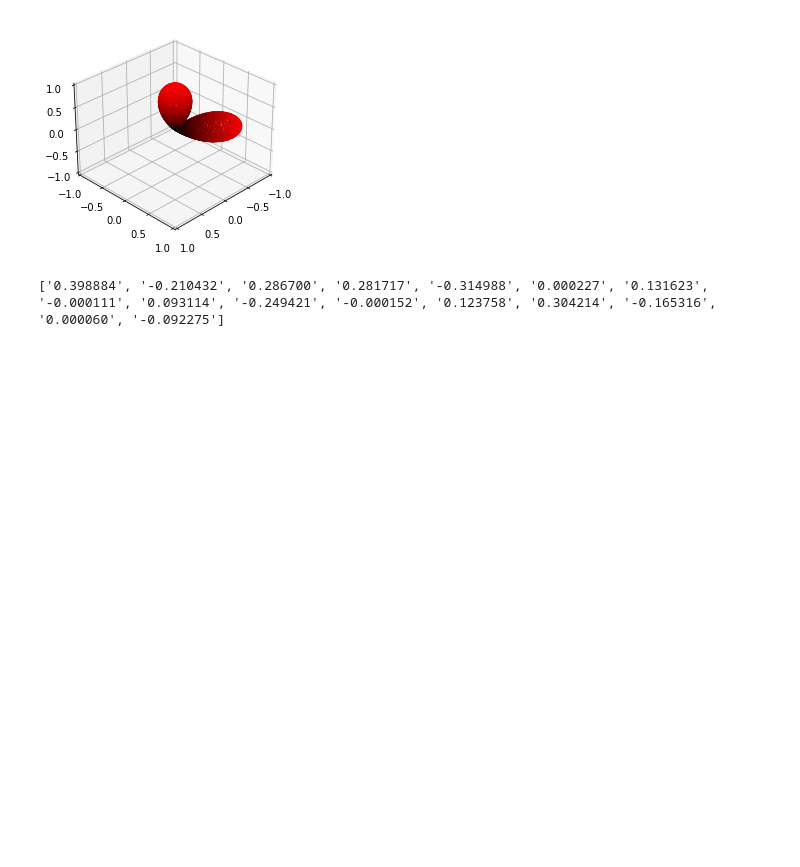
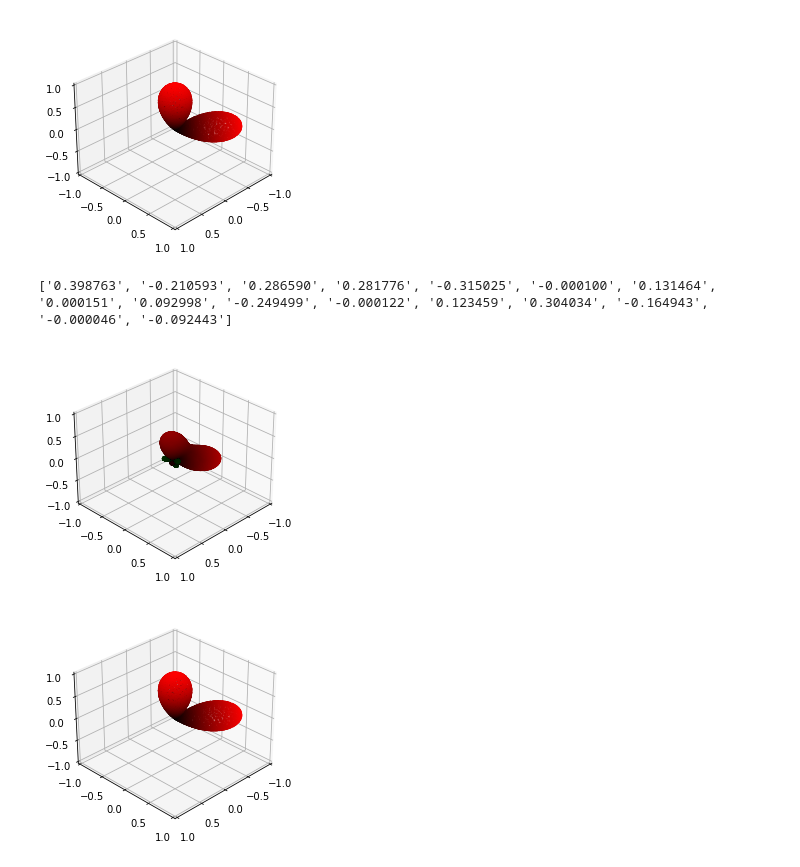
Before and after one commit to fancyzero/SphericalHarmonicNotebook, a Jupyter notebook: MyPrt.ipynb, the cells around one changed output. Drawn from its saved outputs; the diff is of its cells as text; code cells hidden in the pictures; blank space fills up the shorter version.

Commit message:
add rebuild from coeffs

```diff
--- a/MyPrt.ipynb
+++ b/MyPrt.ipynb
@@ -123,7 +123,7 @@ visMyFunc(myFunc)
 N = 200
 result=[]
 
-v = [0]*16
+result = [0]*16
 samples = getSamples(N)
 weight = 4*math.pi
 oneOverN = 1/(N*N)
@@ -132,13 +132,29 @@ factor = weight*oneOverN
 for s in samples:
     f = myFunc(s.theta, s.phi)
     for i in range(16):
-        v[i] += s.coeffs[i]*f*factor
+        result[i] += s.coeffs[i]*f*factor
 
 
-print (["%.6f" % elem for elem in v])
+print (["%.6f" % elem for elem in result])
 # %% [output]
-['0.398884', '-0.210432', '0.286700', '0.281717', '-0.314988', '0.000227', '0.131623', '-0.000111', '0.093114', '-0.249421', '-0.000152', '0.123758', '0.304214', '-0.165316', '0.000060', '-0.092275']
+['0.398763', '-0.210593', '0.286590', '0.281776', '-0.315025', '-0.000100', '0.131464', '0.000151', '0.092998', '-0.249499', '-0.000122', '0.123459', '0.304034', '-0.164943', '-0.000046', '-0.092443']
-# %%
-#rebuild
-def rebuild_myFunc(theta, phi):
-    pass
+# %%
+
+from functools import partial
+#rebuild
+def rebuild_myFunc(coeffs,theta, phi):
+    result = 0
+    i = 0
+    for l in range(0,4):
+        for m in range(-l,l+1):
+            result += SH(l,m,theta,phi)*coeffs[i]
+            i += 1
+    return result
+
+g = partial(rebuild_myFunc, result)
+#show original function and compare with rebuilt from coeffs
+visMyFunc(g)
+visMyFunc(myFunc)
+# %% [output]
+[figure, added]
+[figure, added]
```
